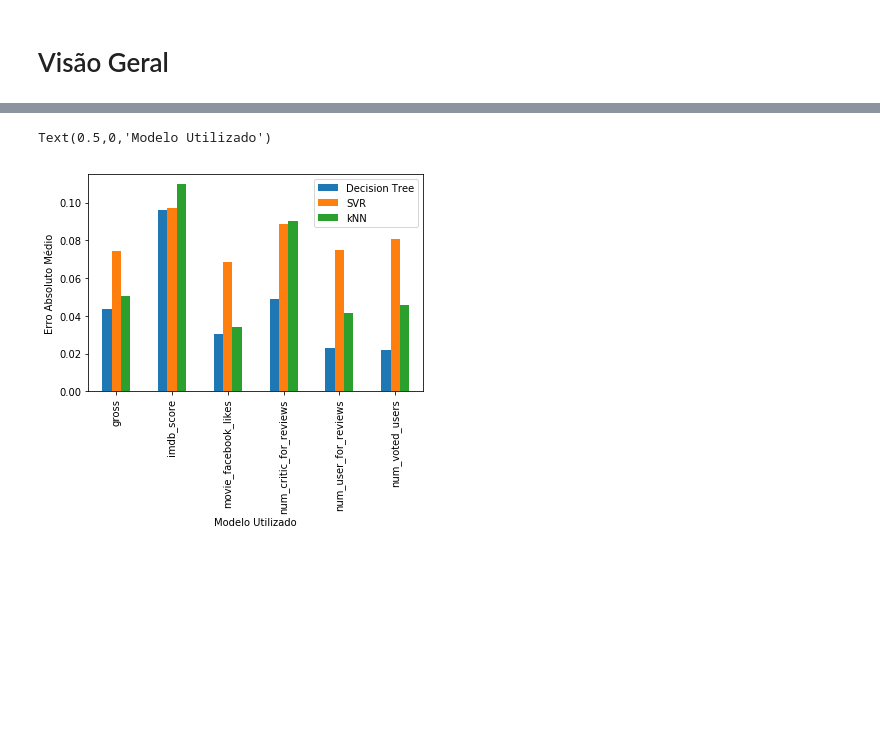
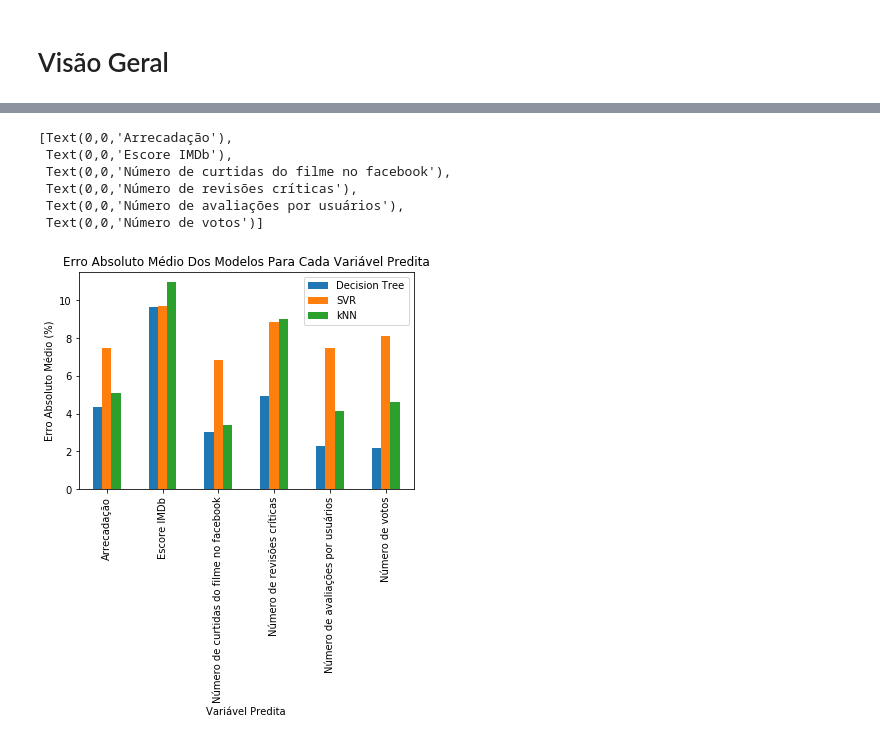
Before and after one commit to dcandrade/movie-data-mining, a Jupyter notebook: models/Modelos.ipynb, the cells around one changed output, grey strips where cells are left out. Cells and saved outputs as stored; diff of their text form; code cells hidden in the pictures; blank space fills up the shorter version.

Commit message:
Adjusting plots

```diff
--- a/models/Modelos.ipynb
+++ b/models/Modelos.ipynb
@@ -352,6 +359,6 @@ treeresults[variable]
 # %%
 regressor = SVR()
 result = cross_val_score(regressor, X, y, scoring='neg_mean_absolute_error', cv=10)
-svmresults[variable] = abs(result.mean())
+svmresults[variable] = abs(result.mean() * 100)
 svmresults[variable]
 # %% [output]
@@ -368,9 +375,10 @@ y = df[variable]
 # %%
 kresults = []
 for k in ks:
-    regressor = KNeighborsRegressor(n_neighbors=k, p=2, algorithm='kd_tree', n_jobs=-1)
-    result = cross_val_score(regressor, X, y, scoring='neg_mean_absolute_error', cv=10, n_jobs=-1)
-    kresults.append(abs(result.mean()))
+    regressor = KNeighborsRegressor(n_neighbors=k, p=2, algorithm='kd_tree')
+    result = cross_val_score(regressor, X, y, scoring='neg_mean_absolute_error', cv=10)
+    kresults.append(abs(result.mean() * 100))
+k_history[variable] = kresults
 # %%
 kseries = pd.Series(data=kresults, index=ks)
 plot = kseries.plot(x=ks)
@@ -410,6 +418,6 @@ knnresults[variable]
 # Todas as configurações são default
 regressor = DecisionTreeRegressor(random_state=0)
 result = cross_val_score(regressor, X, y, scoring='neg_mean_absolute_error', cv=10)
-treeresults[variable] = abs(result.mean())
+treeresults[variable] = abs(result.mean() * 100)
 treeresults[variable]
 # %% [output]
@@ -419,6 +427,6 @@ treeresults[variable]
 # %%
 regressor = SVR()
 result = cross_val_score(regressor, X, y, scoring='neg_mean_absolute_error', cv=10)
-svmresults[variable] = abs(result.mean())
+svmresults[variable] = abs(result.mean() * 100)
 svmresults[variable]
 # %% [output]
@@ -428,13 +449,21 @@ svmresults[variable]
 # %%
 full_results = {
     'kNN': knnresults,
     'Decision Tree': treeresults,
     'SVR': svmresults
 }
 full_results = pd.DataFrame(full_results)
 plot = full_results.plot(kind='bar')
-plot.set_ylabel('Erro Absoluto Médio')
-plot.set_xlabel('Modelo Utilizado')
+plot.set_title('Erro Absoluto Médio Dos Modelos Para Cada Variável Predita')
+plot.set_ylabel('Erro Absoluto Médio (%)')
+plot.set_xlabel('Variável Predita')
+plot.set_xticklabels(['Arrecadação', 'Escore IMDb', 'Número de curtidas do filme no facebook',
+                      'Número de revisões críticas', 'Número de avaliações por usuários', 'Número de votos'])
 # %% [output]
-Text(0.5,0,'Modelo Utilizado')
+[Text(0,0,'Arrecadação'),
+ Text(0,0,'Escore IMDb'),
+ Text(0,0,'Número de curtidas do filme no facebook'),
+ Text(0,0,'Número de revisões críticas'),
+ Text(0,0,'Número de avaliações por usuários'),
+ Text(0,0,'Número de votos')]
-[figure, old version]
+[figure, new version]
```
Also changed, not shown: parts of 31 cells of this notebook.
